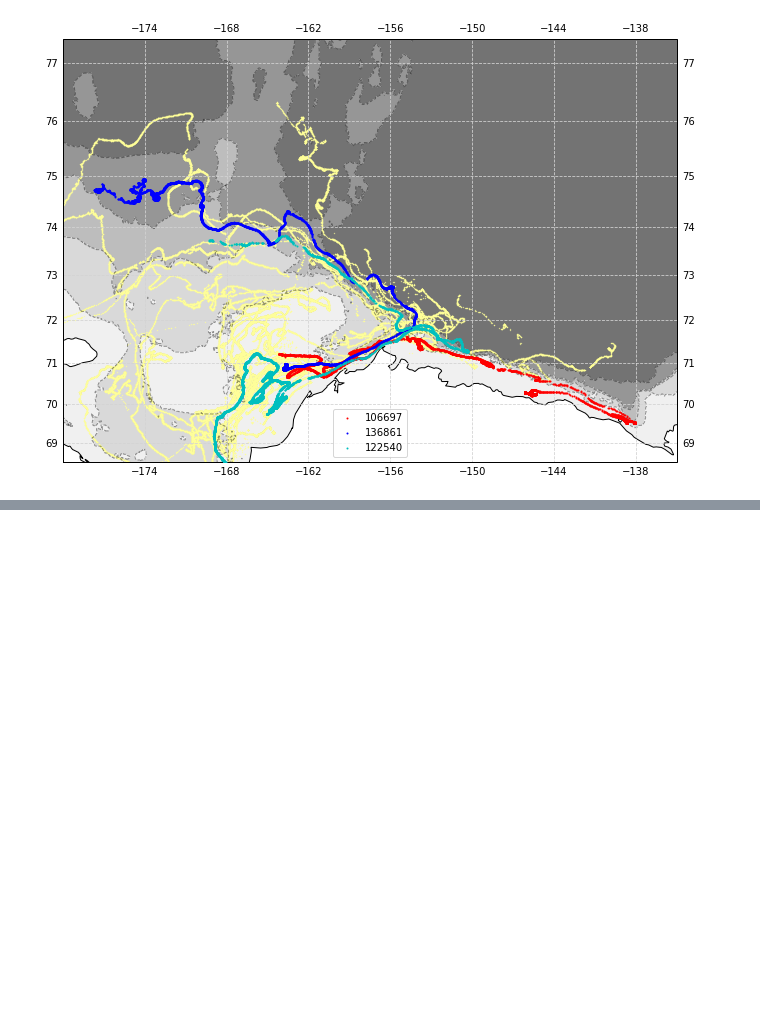
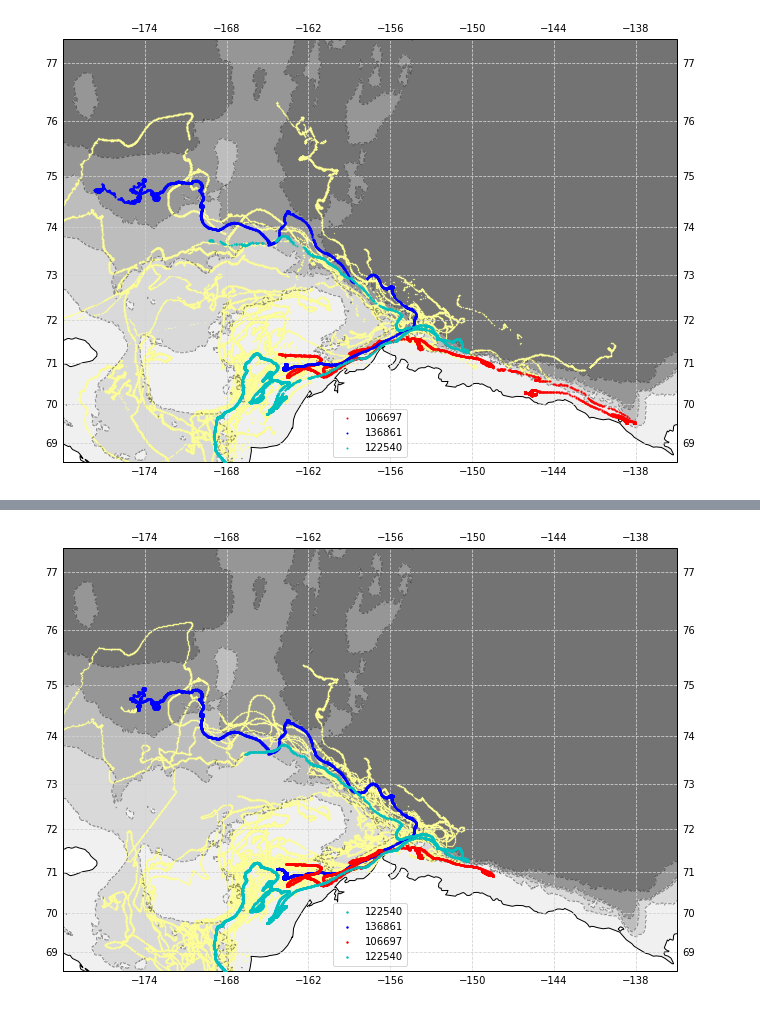
Before and after one commit to NOAA-PMEL/EcoFOCI_Jupyter_Notebooks, a Jupyter notebook: DrifterAnalysis/FOCI_Arctic_3drifter_shelfexample.ipynb, the cells around one changed output, grey strips where cells are left out. Cells and saved outputs as stored; diff of their text form; code cells hidden in the pictures; blank space fills up the shorter version.

```diff
--- a/DrifterAnalysis/FOCI_Arctic_3drifter_shelfexample.ipynb
+++ b/DrifterAnalysis/FOCI_Arctic_3drifter_shelfexample.ipynb
@@ -309,3 +309,71 @@ ax.set_extent(extent)
 # %%
 fig.savefig('3ArcticDrifters_ShelfFlow.png',dpi=300)
 fig.savefig('3ArcticDrifters_ShelfFlow.pdf')
+# %%
+#generate same plot as above, not from erddap though as pjs cleaned raw files :|
+import os
+
+projection=ccrs.Mercator()
+transformation=ccrs.PlateCarree()
+
+land_50m = cfeature.NaturalEarthFeature('physical', 'land', '50m',
+                                        edgecolor='face',
+                                        facecolor='1.0')
+
+extent = [-180, -135, 68.5, 76.5]
+
+erddap_etopo1()
+(topoin, lats, lons) = etopo1_subset(file='data/etopo1_tmp.nc')
+
+fig,ax = make_map(projection=projection)
+
+cpath = '/Users/bell/in_and_outbox/2019/stabeno/drifter_cleanup/cut_good_data/'
+for files in os.listdir(cpath):
+    if ('.asc' in files) or ('.y2018' in files) or ('.y2017' in files):
+        print(files)
+
+
+        df_cut = pd.read_csv(cpath+files,header=None,delimiter='\s+')
+        ax.scatter((df_cut[1]*-1)+360,df_cut[0],
+                   s=0.1, c='#FFFF99',zorder=2,transform=transformation, label='')
+    elif ('.vecdis' in files):
+        print(files)
+
+        df_cut = pd.read_csv(cpath+files,header=None,skiprows=2,delimiter='\s+')
+        ax.scatter((df_cut[4]*-1)+360,df_cut[3],
+                   s=0.1, c='#FFFF99',zorder=2,transform=transformation, label='')
+
+
+    if '106697' in files:
+        print(files)
+
+        df_cut = pd.read_csv(cpath+files,header=None,skiprows=2,delimiter='\s+')
+        ax.scatter((df_cut[4]*-1)+360,df_cut[3],
+                   s=2, c='r',zorder=3,transform=transformation,label='106697')
+    elif '136861' in files:
+        print(files)
+
+        df_cut = pd.read_csv(cpath+files,header=None,delimiter='\s+')
+        ax.scatter((df_cut[1]*-1)+360,df_cut[0],
+                   s=2, c='b',zorder=3,transform=transformation,label='136861')
+    elif '122540' in files:
+        print(files)
+
+        df_cut = pd.read_csv(cpath+files,header=None,skiprows=2,delimiter='\s+')
+        ax.scatter((df_cut[4]*-1)+360,df_cut[3],
+                   s=2, c='c',zorder=3,transform=transformation,label='122540')
+
+leg = ax.legend(loc='lower center')
+
+## bathymetry contours
+CS = plt.contour(lons, lats, topoin, [-1000, -200, -100, -50,],
+                 colors='k', alpha=0.4, linewidths=1, zorder=2,
+                 transform=transformation)
+CS = plt.contourf(lons, lats, topoin, [-1000, -200, -100, -50,],
+                 colors=('#737373','#969696','#bdbdbd','#d9d9d9','#f0f0f0'), extend='both', zorder=1,
+                 transform=transformation)
+
+ax.add_feature(land_50m)
+ax.coastlines(resolution='50m')
+ax.set_extent(extent)
+# %% [output]
@@ -311,0 +397 @@ fig.savefig('3ArcticDrifters_ShelfFlow.pdf')
+[figure, added]
```
Also changed, not shown: parts of 2 cells of this notebook, 6 other files.
